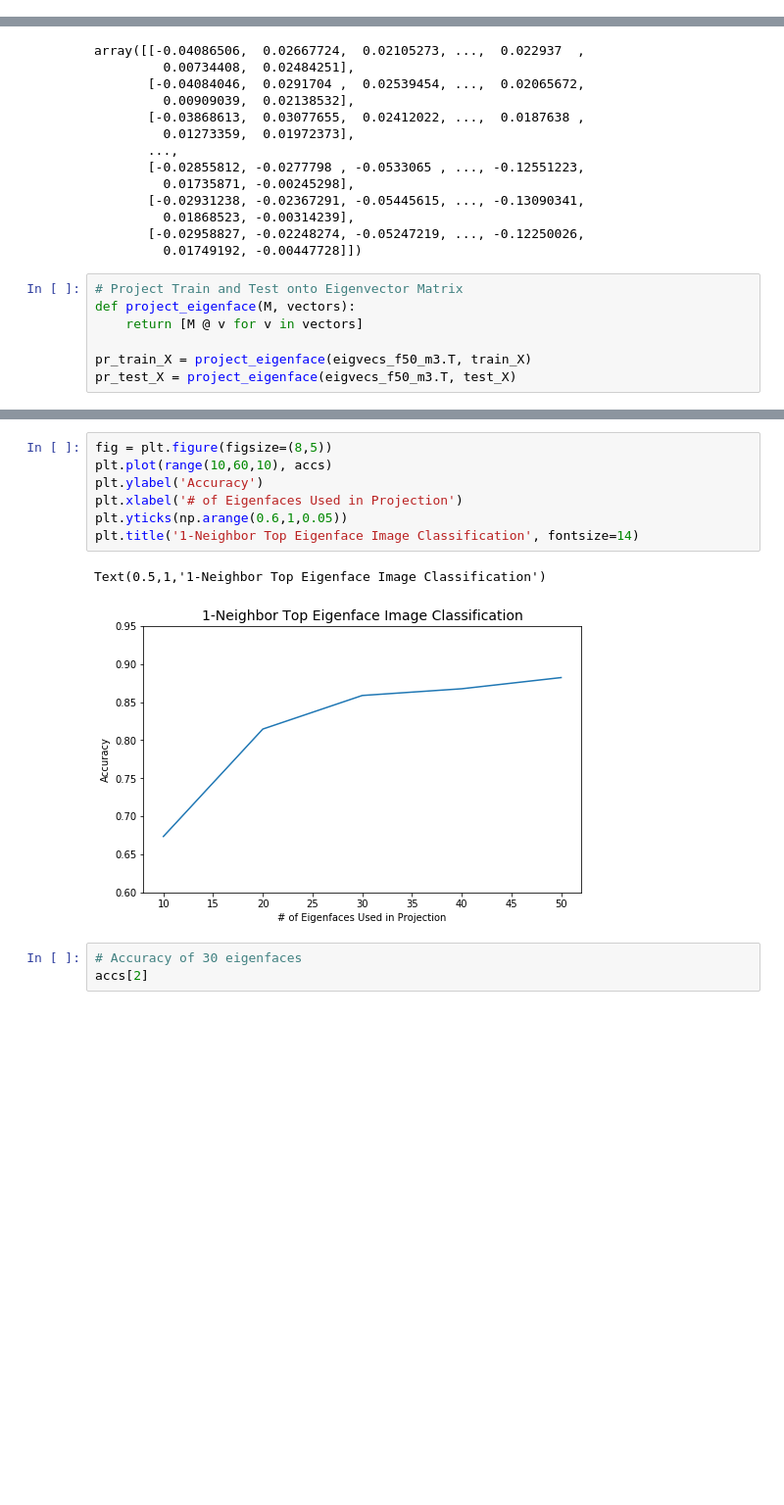
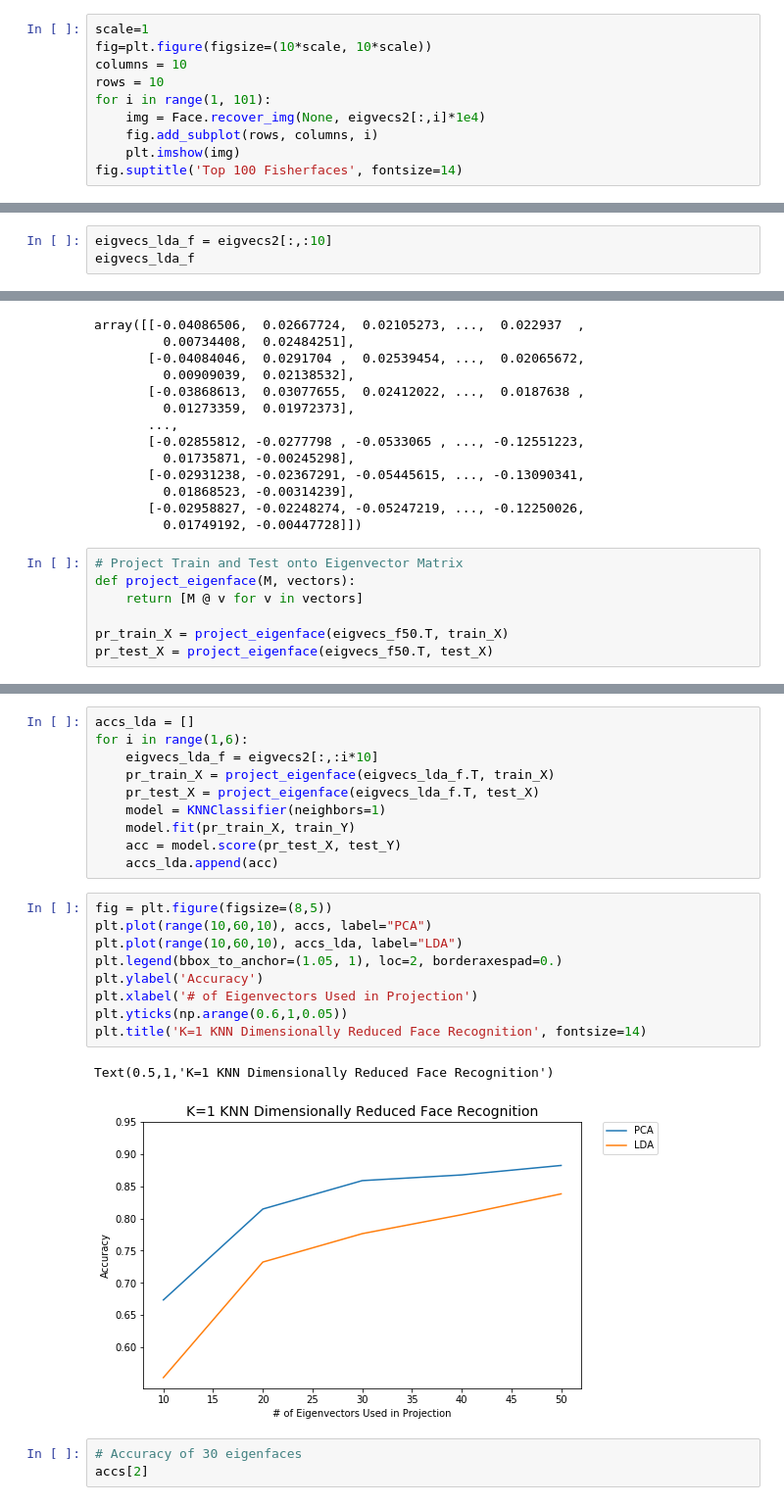
Before and after one commit to kevinniechen/face-recognition, a Jupyter notebook: notebooks/1.0-kc-train-load.ipynb, the cells around one changed output, grey strips where cells are left out. Shown: that part at 98% size. Cells and saved outputs as stored; diff of their text form; blank space fills up the shorter version.

```diff
--- a/notebooks/1.0-kc-train-load.ipynb
+++ b/notebooks/1.0-kc-train-load.ipynb
@@ -160,3 +233,13 @@ mean_vectors = []
+# %%
+scale=1
+fig=plt.figure(figsize=(10*scale, 10*scale))
+columns = 10
+rows = 10
+for i in range(1, 101):
+    img = Face.recover_img(None, eigvecs2[:,i]*1e4)
+    fig.add_subplot(rows, columns, i)
+    plt.imshow(img)
+fig.suptitle('Top 100 Fisherfaces', fontsize=14)
 # %% [markdown]
 # KNN
 # %%
@@ -249,0 +335,3 @@ acc
+# %%
+eigvecs_lda_f = eigvecs2[:,:10]
+eigvecs_lda_f
@@ -288,8 +393,8 @@ array([[-0.04086506,  0.02667724,  0.02105273, ...,  0.022937  ,
 def project_eigenface(M, vectors):
     return [M @ v for v in vectors]
 
-pr_train_X = project_eigenface(eigvecs_f50_m3.T, train_X)
-pr_test_X = project_eigenface(eigvecs_f50_m3.T, test_X)
+pr_train_X = project_eigenface(eigvecs_f50.T, train_X)
+pr_test_X = project_eigenface(eigvecs_f50.T, test_X)
 # %%
 %%timeit
 model = KNNClassifier(neighbors=10)
@@ -325,13 +430,25 @@ Wall time: 36.8 s
+# %%
+accs_lda = []
+for i in range(1,6):
+    eigvecs_lda_f = eigvecs2[:,:i*10]
+    pr_train_X = project_eigenface(eigvecs_lda_f.T, train_X)
+    pr_test_X = project_eigenface(eigvecs_lda_f.T, test_X)
+    model = KNNClassifier(neighbors=1)
+    model.fit(pr_train_X, train_Y)
+    acc = model.score(pr_test_X, test_Y)
+    accs_lda.append(acc)
 # %%
 fig = plt.figure(figsize=(8,5))
-plt.plot(range(10,60,10), accs)
+plt.plot(range(10,60,10), accs, label="PCA")
+plt.plot(range(10,60,10), accs_lda, label="LDA")
+plt.legend(bbox_to_anchor=(1.05, 1), loc=2, borderaxespad=0.)
 plt.ylabel('Accuracy')
-plt.xlabel('# of Eigenfaces Used in Projection')
+plt.xlabel('# of Eigenvectors Used in Projection')
 plt.yticks(np.arange(0.6,1,0.05))
-plt.title('1-Neighbor Top Eigenface Image Classification', fontsize=14)
+plt.title('K=1 KNN Dimensionally Reduced Face Recognition', fontsize=14)
 # %% [output]
-Text(0.5,1,'1-Neighbor Top Eigenface Image Classification')
+Text(0.5,1,'K=1 KNN Dimensionally Reduced Face Recognition')
-[figure, old version]
+[figure, new version]
 # %%
 # Accuracy of 30 eigenfaces
 accs[2]
```
Also changed, not shown: parts of 34 cells of this notebook, 10 other files.
